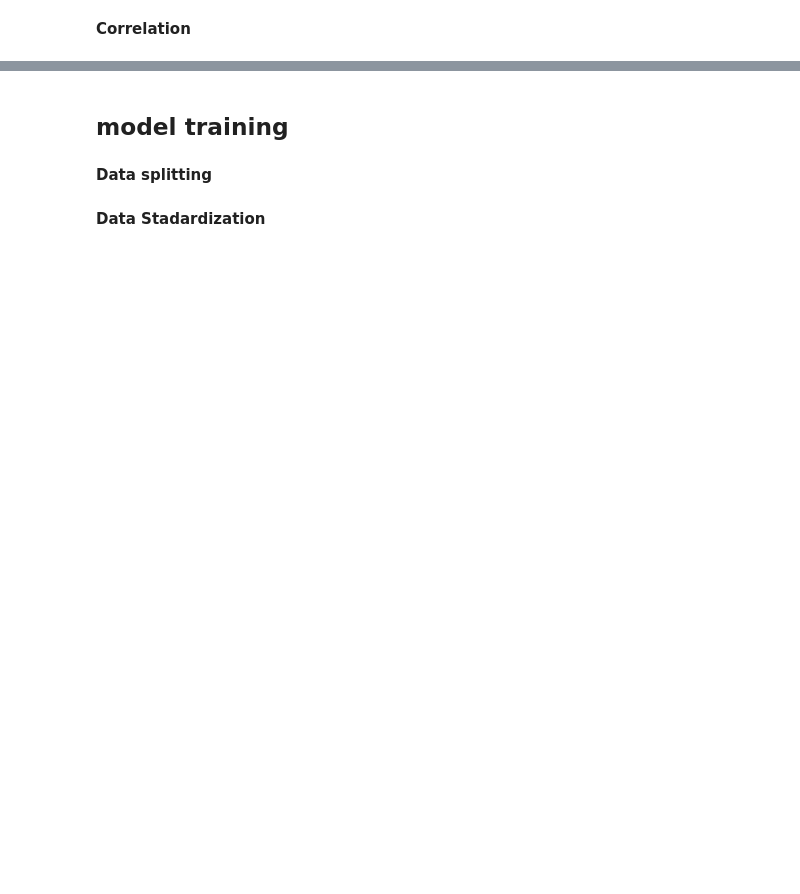
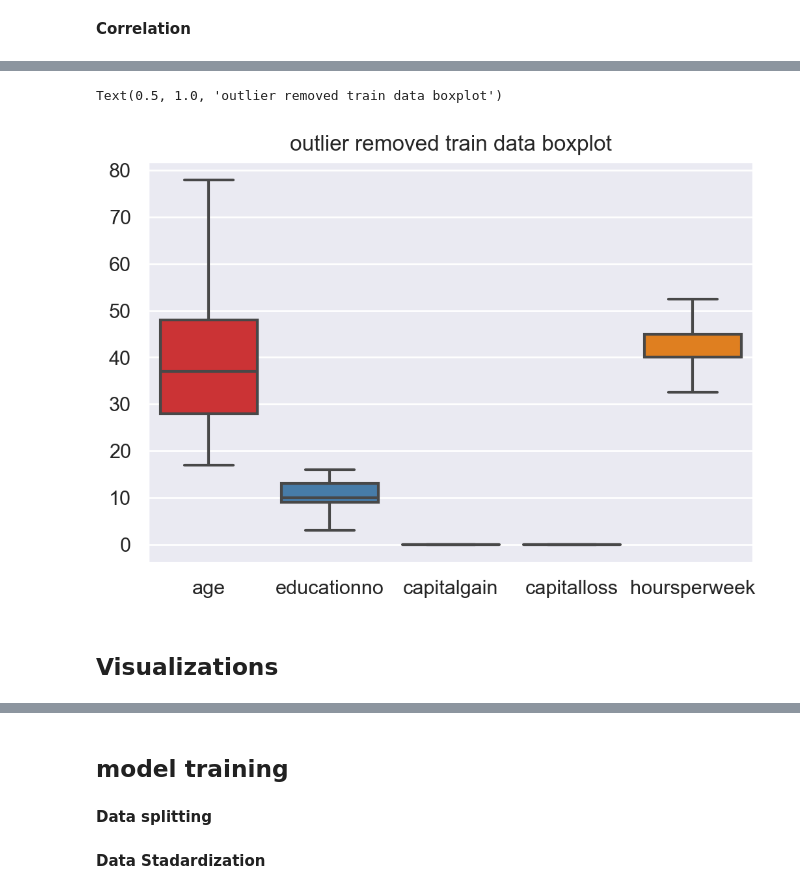
Before and after one commit to PariketPasari/DS_ASSIGNMENT, a Jupyter notebook: svm_salary.ipynb, the cells around one changed output, grey strips where cells are left out. Drawn from its saved outputs; the diff is of its cells as text; code cells hidden in the pictures; blank space fills up the shorter version.

```diff
--- a/svm_salary.ipynb
+++ b/svm_salary.ipynb
@@ -320,0 +484,8 @@ df.drop('capitalgain', inplace=True, axis = 1)
+# %%
+sns.boxplot(data = test)
+plt.title('outlier removed train data boxplot')
+# %% [output]
+Text(0.5, 1.0, 'outlier removed train data boxplot')
+[figure, added]
+# %% [markdown]
+## Visualizations
```
Also changed, not shown: parts of 46 cells of this notebook, 3 other files.
